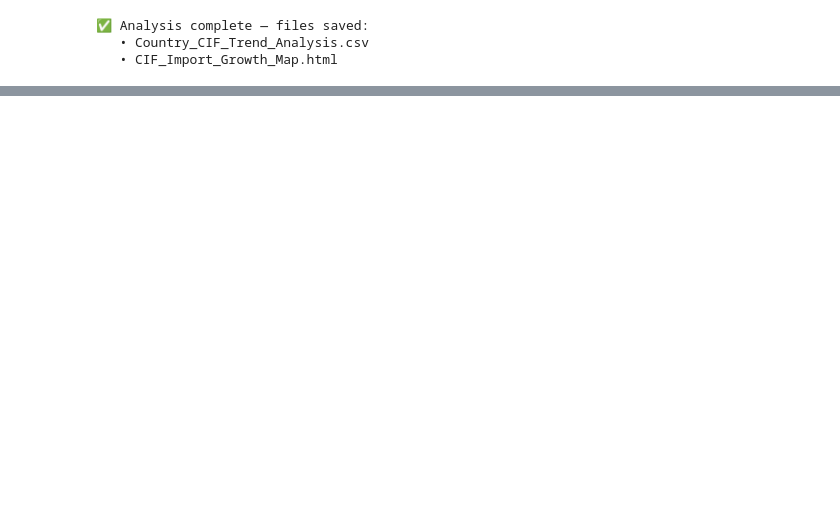
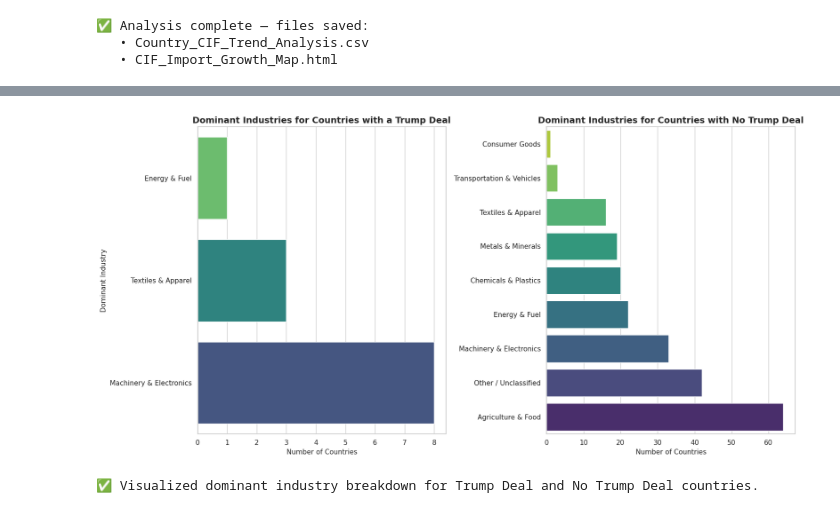
Before and after one commit to utamiu1807/uutami, a Jupyter notebook: Final_EDA1&2_UTAMIipynb.ipynb, the cells around one changed output, grey strips where cells are left out. Drawn from its saved outputs; the diff is of its cells as text; code cells hidden in the pictures; blank space fills up the shorter version.

```diff
--- a/Final_EDA1&2_UTAMIipynb.ipynb
+++ b/Final_EDA1&2_UTAMIipynb.ipynb
@@ -1206,0 +1613,16 @@ print("   • CIF_Import_Growth_Map.html")
+# %%
+# Filter for countries that do NOT have a Trump Deal (Trump_Deal == 0)
+no_trump_deal_countries = merged_policy_industry[merged_policy_industry["Trump_Deal"] == 0].copy()
+
+# Get the number of unique dominant industries in this group
+num_dominant_industries_no_deal = no_trump_deal_countries["dominant_industry"].nunique()
+
+print(f"Number of dominant industries for countries with no Trump Deal: {num_dominant_industries_no_deal}")
+
+# Optional: Display the list of these dominant industries
+print("\nDominant Industries for Countries with no Trump Deal:")
+display(no_trump_deal_countries["dominant_industry"].unique())
+
+# Optional: Display the count of countries for each dominant industry in this group
+print("\nBreakdown of Dominant Industries among Countries with no Trump Deal:")
+display(no_trump_deal_countries["dominant_industry"].value_counts().reset_index().rename(columns={'index': 'Dominant Industry', 'dominant_industry': 'Count'}))
@@ -1206,0 +1648,40 @@ print("   • CIF_Import_Growth_Map.html")
+# %%
+import matplotlib.pyplot as plt
+import seaborn as sns
+import pandas as pd
+
+# Assuming trump_deal_countries and no_trump_deal_countries DataFrames are available from previous steps
+
+# Prepare data for plotting dominant industry breakdown for Trump Deal countries
+trump_deal_industry_counts = trump_deal_countries["dominant_industry"].value_counts().reset_index()
+trump_deal_industry_counts.columns = ["Dominant Industry", "Count"]
+
+# Prepare data for plotting dominant industry breakdown for countries with no Trump Deal
+no_trump_deal_industry_counts = no_trump_deal_countries["dominant_industry"].value_counts().reset_index()
+no_trump_deal_industry_counts.columns = ["Dominant Industry", "Count"]
+
+# Plotting
+sns.set_theme(style="whitegrid")
+fig, axes = plt.subplots(1, 2, figsize=(16, 8), sharey=False) # Set sharey to False for potentially different scales
+
+# Plot for Trump Deal Countries
+sns.barplot(data=trump_deal_industry_counts, x="Count", y="Dominant Industry", ax=axes[0], palette="viridis")
+axes[0].set_title("Dominant Industries for Countries with a Trump Deal", fontsize=14, weight="bold")
+axes[0].set_xlabel("Number of Countries", fontsize=11)
+axes[0].set_ylabel("Dominant Industry", fontsize=11)
+axes[0].invert_yaxis() # To show the most frequent industry at the top
+
+# Plot for Countries with No Trump Deal
+sns.barplot(data=no_trump_deal_industry_counts, x="Count", y="Dominant Industry", ax=axes[1], palette="viridis")
+axes[1].set_title("Dominant Industries for Countries with No Trump Deal", fontsize=14, weight="bold")
+axes[1].set_xlabel("Number of Countries", fontsize=11)
+axes[1].set_ylabel("") # Remove y-label for the second plot as it's the same industries
+axes[1].invert_yaxis() # To show the most frequent industry at the top
+
+plt.tight_layout()
+plt.show()
+
+print("✅ Visualized dominant industry breakdown for Trump Deal and No Trump Deal countries.")
+# %% [output]
+[figure, added]
+✅ Visualized dominant industry breakdown for Trump Deal and No Trump Deal countries.
```
Also changed, not shown: parts of 6 cells of this notebook.
